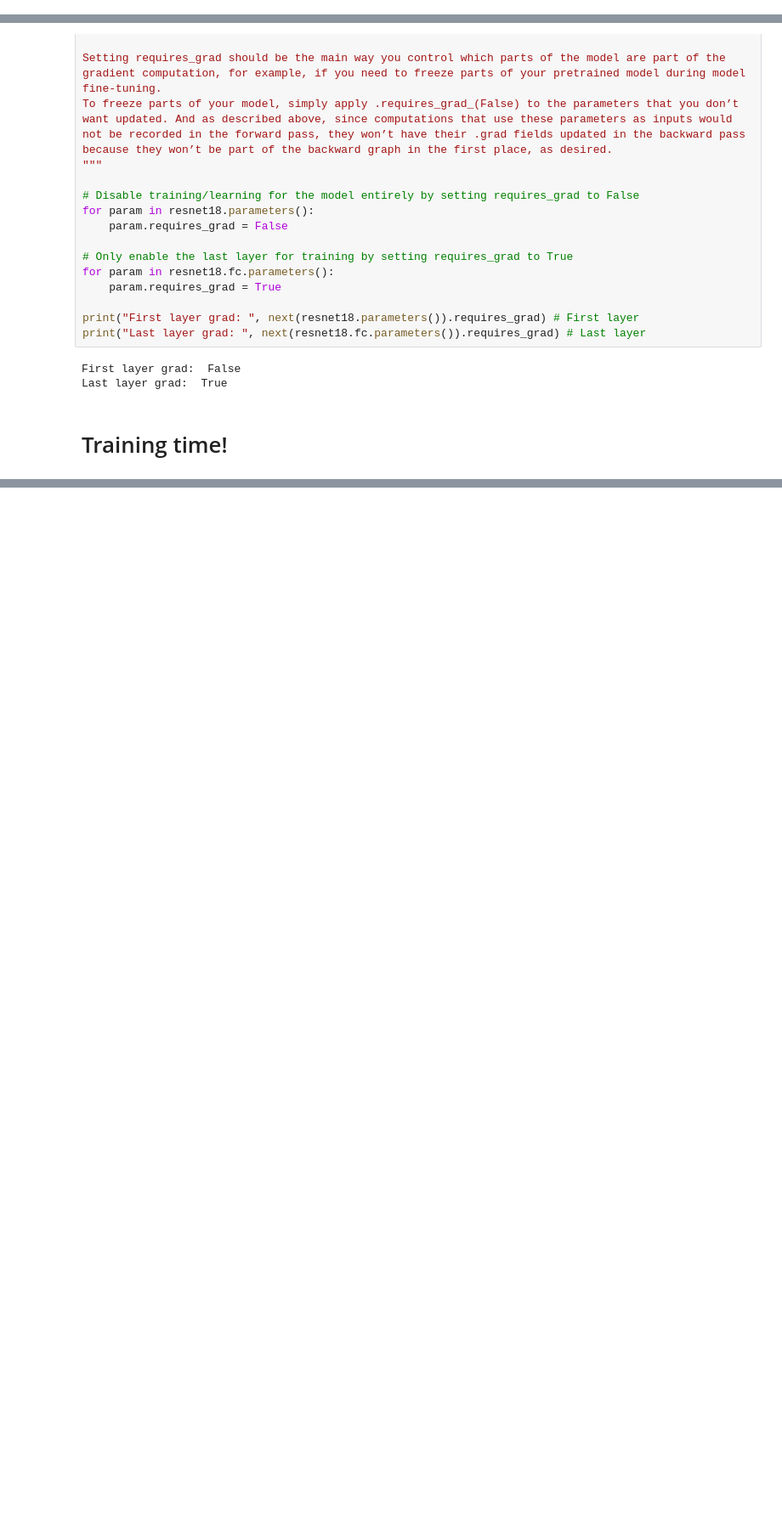
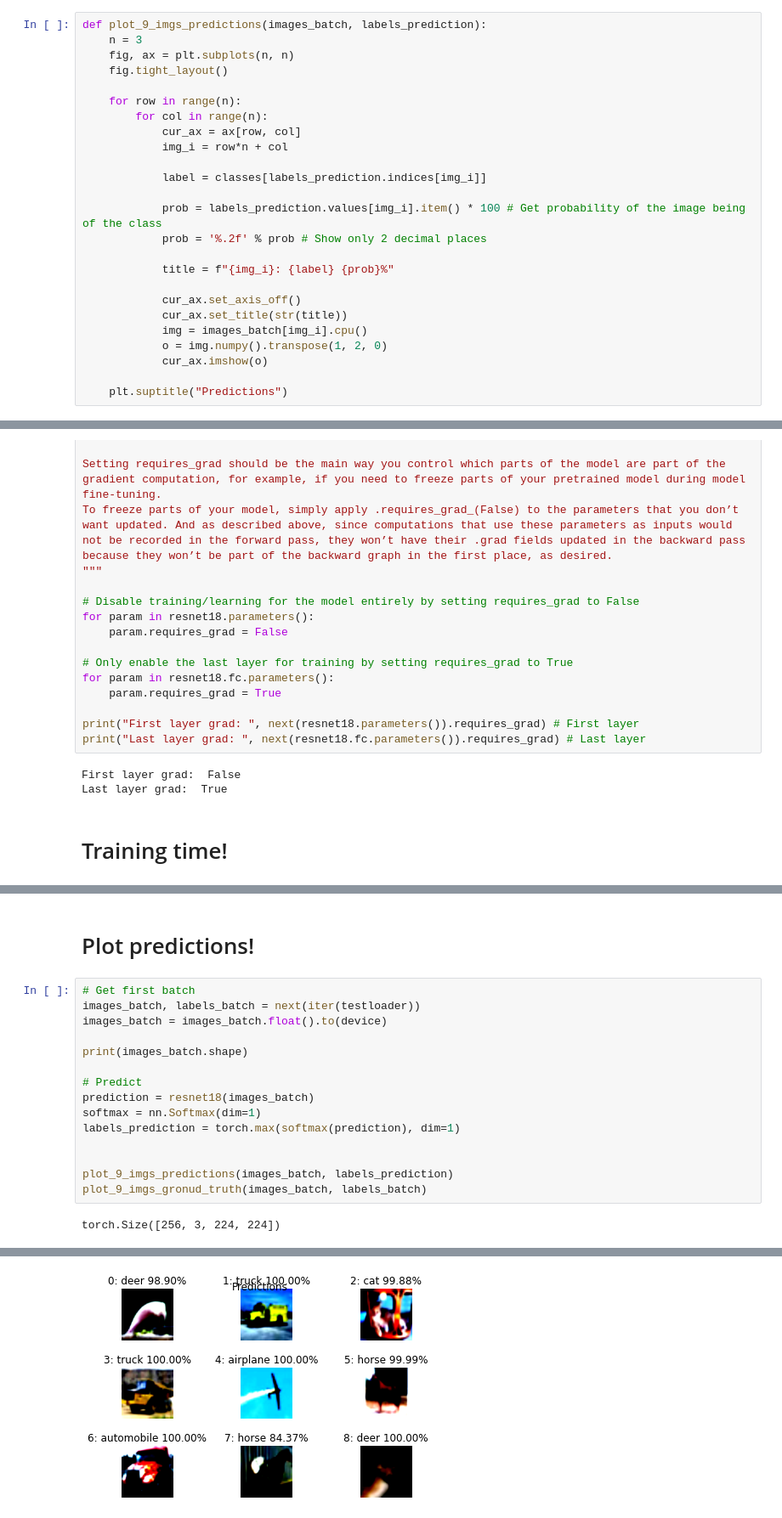
Before and after one commit to ShlomiRex/deep_learning_course, a Jupyter notebook: maman13/q3/q3_3_final.ipynb, the cells around one changed output, grey strips where cells are left out. Shown at 85% size. Drawn from its saved outputs; the diff is of its cells as text; blank space fills up the shorter version.

```diff
--- a/maman13/q3/q3_3_final.ipynb
+++ b/maman13/q3/q3_3_final.ipynb
@@ -56,3 +59,28 @@ def plot_9_imgs(batch, labels):
+# %%
+def plot_9_imgs_predictions(images_batch, labels_prediction):
+	n = 3
+	fig, ax = plt.subplots(n, n)
+	fig.tight_layout()
+
+	for row in range(n):
+		for col in range(n):
+			cur_ax = ax[row, col]
+			img_i = row*n + col
+
+			label = classes[labels_prediction.indices[img_i]]
+
+			prob = labels_prediction.values[img_i].item() * 100 # Get probability of the image being of the class
+			prob = '%.2f' % prob # Show only 2 decimal places
+
+			title = f"{img_i}: {label} {prob}%"
+
+			cur_ax.set_axis_off()
+			cur_ax.set_title(str(title))
+			img = images_batch[img_i].cpu()
+			o = img.numpy().transpose(1, 2, 0)
+			cur_ax.imshow(o)
+
+	plt.suptitle("Predictions")
 # %% [markdown]
 # ResNet18 - load and change last layer
 # %%
@@ -172,0 +336,19 @@ Last layer grad:  True
+# %% [markdown]
+# Plot predictions!
+# %%
+# Get first batch
+images_batch, labels_batch = next(iter(testloader))
+images_batch = images_batch.float().to(device)
+
+print(images_batch.shape)
+
+# Predict
+prediction = resnet18(images_batch)
+softmax = nn.Softmax(dim=1)
+labels_prediction = torch.max(softmax(prediction), dim=1)
+
+
+plot_9_imgs_predictions(images_batch, labels_prediction)
+plot_9_imgs_gronud_truth(images_batch, labels_batch)
+# %% [output]
+torch.Size([256, 3, 224, 224])
@@ -172,0 +373 @@ Last layer grad:  True
+[figure, added]
```
Also changed, not shown: parts of 16 cells of this notebook.
